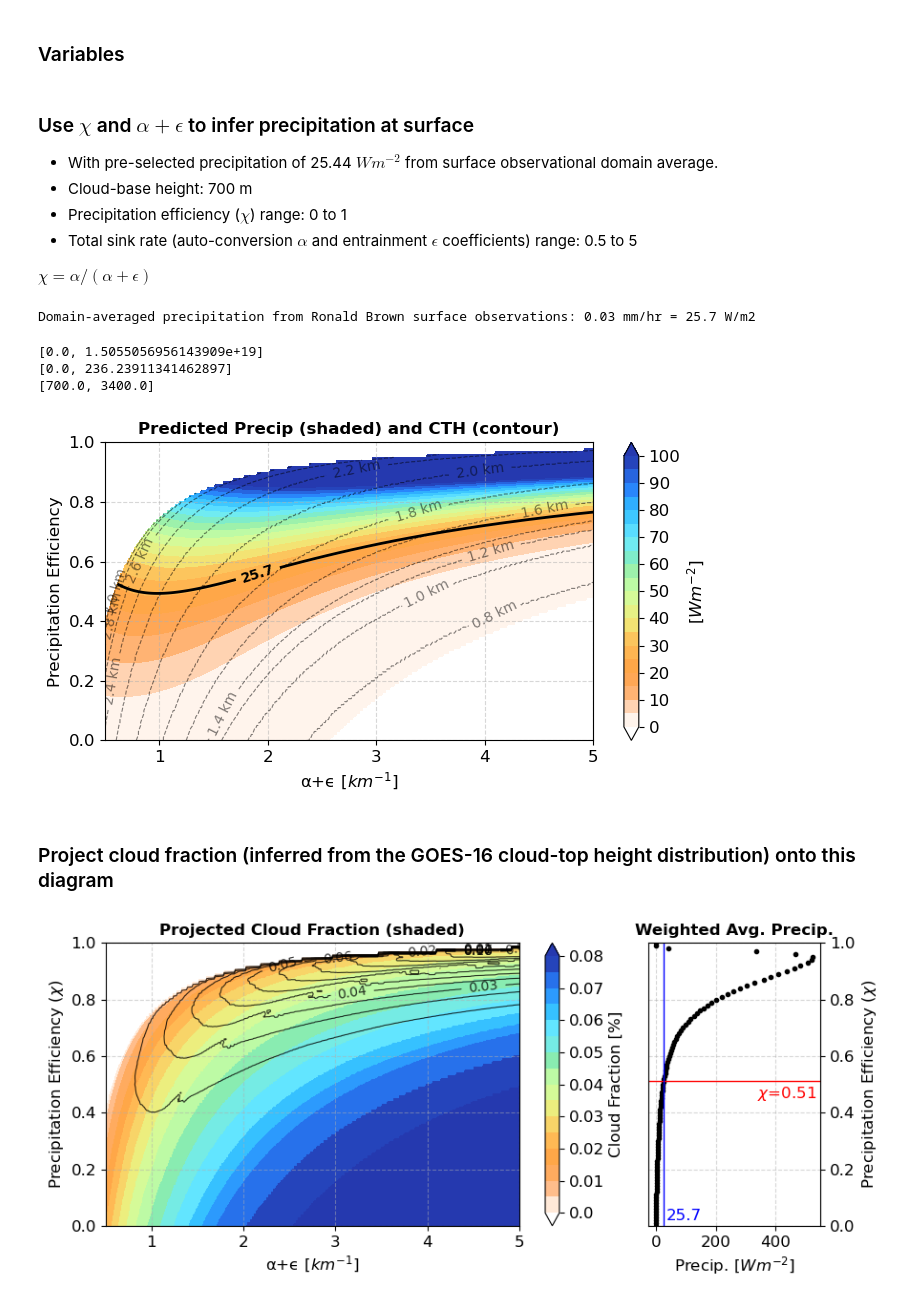
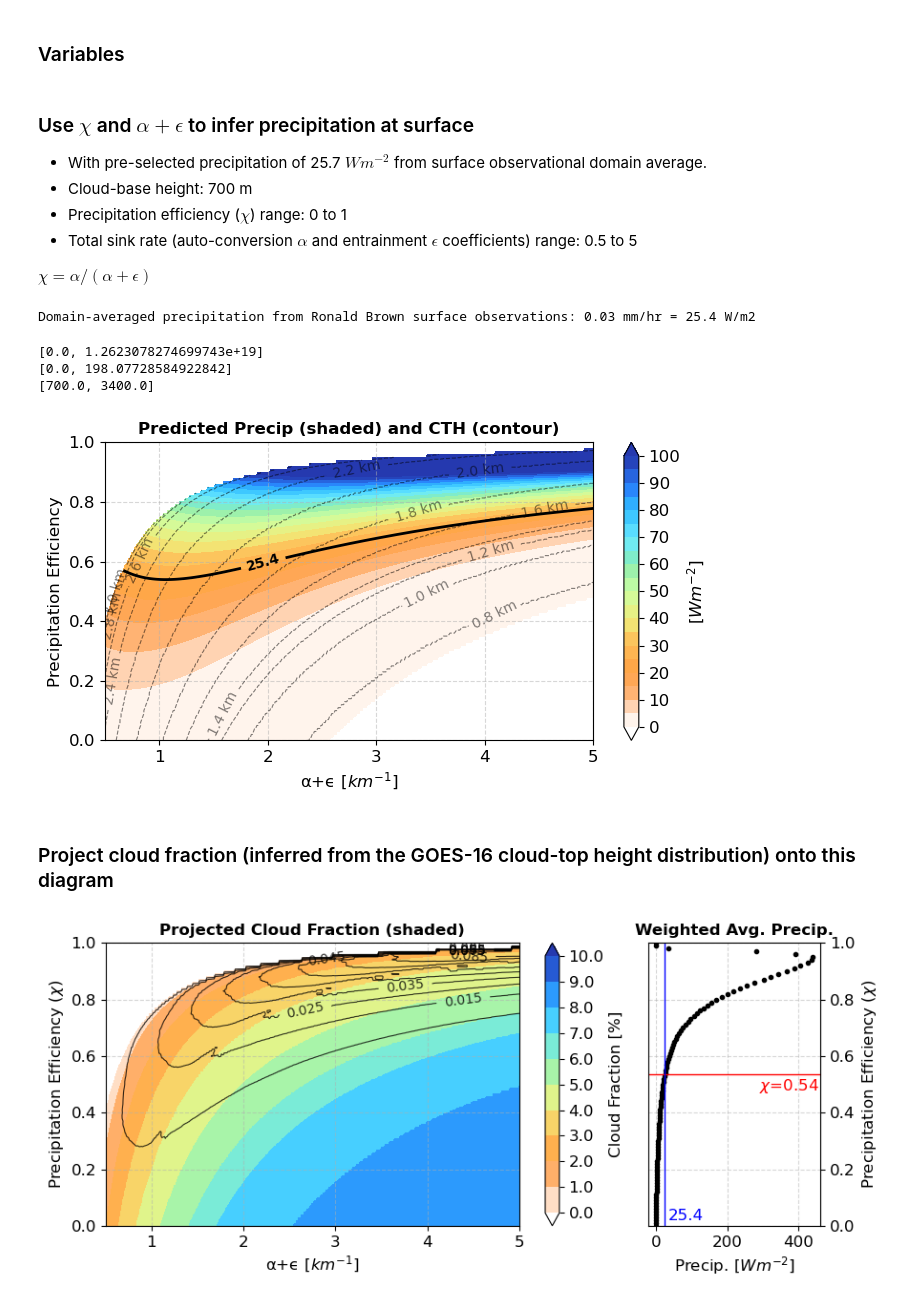
Before and after one commit to deszoeke/trade-cu-model, a Jupyter notebook: src/python/sensitivity_precip_cth.ipynb, the cells around one changed output. Saved outputs shown, nothing was run; the diff lists cells and outputs as text; code cells hidden in the pictures.

```diff
--- a/src/python/sensitivity_precip_cth.ipynb
+++ b/src/python/sensitivity_precip_cth.ipynb
@@ -112,10 +112,14 @@ dz   = (z[1] - z[0])        # vertical grid spacing in m
 dqdz = np.diff(qm) / dz     #                                        (forward difference)
 
 Lv_m = Lv(np.nanmean(tam[z <= ztop])) # latent heat of vaporization avg lower than ztop [2.47e+6 J/kg]
+Lvsfc_m = Lv(np.nanmean(tair) + T0)  # latent heat of vaporization at surface [2.44e+6 J/kg]
 
 rho_sfc = np.nanmean(rho)  # surface air density [kg/m^3]
-rho_L = np.nanmean(pm[z <= ztop]) / (Rd * np.nanmean(tam[z <= ztop])) * Lv_m # Density times Lv [kg/m^3 J/kg]
-rhosfc_L = rho_sfc * Lv_m
+
+# Latent heat of vaporization times density avg lower than ztop
+rho_L = np.nanmean(pm[z <= ztop]) / (Rd * np.nanmean(tam[z <= ztop])) * Lv_m # [kg/m^3 J/kg]
+# Latent heat of vaporization times surface density
+rhosfc_L = rho_sfc * Lvsfc_m # [kg/m^3 J/kg]
 # %%
 # Calculations: large-scale advections (prescribed, i.e., the A term)
 # Vertical velocity w(z) = -divg * z [m/s]
@@ -128,16 +132,17 @@ u_dqdx = -1.7e-8 * np.maximum(0, (ztop - z[:-1])/ztop)
 ls_adv = w_dqdz + u_dqdx
 # %% [markdown]
 ### Use $\chi$ and $\alpha+\epsilon$ to infer precipitation at surface
-- With pre-selected precipitation of 25.44 $Wm^{-2}$ from surface observational domain average.
+- With pre-selected precipitation of 25.7 $Wm^{-2}$ from surface observational domain average.
 - Cloud-base height: 700 m
 - Precipitation efficiency ($\chi$) range: 0 to 1
 - Total sink rate (auto-conversion $\alpha$ and entrainment $\epsilon$ coefficients) range: 0.5 to 5
 
 $\chi=\alpha/(\alpha+\epsilon)$
 # %%
-print('Domain-averaged precipitation from Ronald Brown surface observations:', np.round(np.nanmean(pr),2),
-        'mm/hr =', np.round(np.nanmean(pr)*rhosfc_L/3600,2), 'W/m2')
+# Since this preciptiation is observed at surface, we convert it to W/m2 using surface density (rhosfc_L)
+print('Domain-averaged precipitation from Ronald Brown surface observations:', np.round(np.nanmean(pr), 2),
+        'mm/hr =', np.round(np.nanmean(pr)*rhosfc_L/3600, 2), 'W/m2')
 # %% [output]
-Domain-averaged precipitation from Ronald Brown surface observations: 0.03 mm/hr = 25.7 W/m2
+Domain-averaged precipitation from Ronald Brown surface observations: 0.03 mm/hr = 25.4 W/m2
 # %%
 # Calculations
@@ -182,7 +187,7 @@ for ix in range(len(x_range)):
         ec[ix, iae] = (1 - x) * ae # entrainment coefficient
 # %%
 # Only keep cth_pred > 4000
-prwm2 = rhosfc_L * pr_pred
+prwm2 = rho_L * pr_pred # convert to W/m^2 (since this preciptation flux is at cloud-base, we use rho_L instead of rhosfc_L)
 print([np.nanmin(prwm2), np.nanmax(prwm2)])
 
 prwm2keep = np.where((cth_pred <= 4000), prwm2, np.nan)
@@ -196,8 +201,8 @@ cthkeep = np.where((cth_pred <= 4000), cth_pred, np.nan)
 print([np.nanmin(cthkeep), np.nanmax(cthkeep)])
 cth_levels = np.arange(800, 4000+100, 200)/1000 # for contour levels
 # %% [output]
-[0.0, 1.5055056956143909e+19]
-[0.0, 236.23911341462897]
+[0.0, 1.2623078274699743e+19]
+[0.0, 198.07728584922842]
 [700.0, 3400.0]
 # %%
 # Plot predicted precipitation and cloud-top height
@@ -211,7 +216,7 @@ cb.set_ticks(np.arange(0, 105, 10))
 cb.set_ticklabels(np.arange(0, 105, 10), fontsize=12)
 
 cs_pr = plt.contour(ae_range * 1e+3, x_range, prwm2keep,
-            levels=[rho_sfc*Lv_m*np.nanmean(pr)/3600], colors='k',
+            levels=[rhosfc_L*np.nanmean(pr)/3600], colors='k',
             linestyles='-', linewidths=2)
 lb = plt.clabel(cs_pr, fmt=lambda v: f"{v:.1f}", colors='k', fontsize=10)
 for ilb in lb:
@@ -230,7 +235,7 @@ plt.grid(linestyle='--', alpha=0.5)
 
 plt.tight_layout()
 # %% [output]
-[figure, old version]
+[figure, new version]
 # %% [markdown]
 ### Project cloud fraction (inferred from the GOES-16 cloud-top height distribution) onto this diagram
 # %%
@@ -252,11 +257,11 @@ for ix in range(len(x_range)):
         idtop[ix] = idtop0[0]
         matched_nrm[ix, int(idtop[ix]):] = np.interp(cth_pred[ix, int(idtop[ix]):], cth_bin*1000, rfv_nrm_avg)
         matched_acc[ix, int(idtop[ix]):] = np.interp(cth_pred[ix, int(idtop[ix]):], cth_bin*1000, rfv_acc_avg)
-        pr_weighted[ix, int(idtop[ix]):] = (rhosfc_L * pr_pred[ix, int(idtop[ix]):] * matched_nrm[ix, int(idtop[ix]):])
+        pr_weighted[ix, int(idtop[ix]):] = (rho_L * pr_pred[ix, int(idtop[ix]):] * matched_nrm[ix, int(idtop[ix]):])
         pr_weighted_sum[ix] = pr_weighted[ix, int(idtop[ix]):].sum()/matched_acc[ix, -1]
         # print('X = ', x_range[ix], '; Precip = ', np.round(pr_weighted_avg[ix],2), 'Wm^-2')
 
-acc_levels = np.arange(0, 0.085, 0.005)
+acc_levels = np.arange(0, 10.1, 1)
 
 # Find the precipitation efficiency
 pr_avg = np.nanmean(pr) * rhosfc_L / 3600 # Wm^-2
@@ -266,49 +271,49 @@ x_final = np.interp(pr_avg, pr_weighted_sum[:imax+1], x_range[:imax+1])
 fig, (ax1, ax2) = plt.subplots(1, 2, figsize=(9, 4), gridspec_kw={'width_ratios': [3, 1]})
 
 # Cloud fraction
-cs = ax1.contourf(ae_range * 1e+3, x_range, matched_acc, levels=acc_levels,
+cs = ax1.contourf(ae_range * 1e+3, x_range, matched_acc*100, levels=acc_levels,
             cmap=cmaps.cmp_haxby_r, extend='both')
 
 cb = fig.colorbar(cs, ax=ax1)
 cb.set_label(r'Cloud Fraction [%]', fontsize=12)
-cb.set_ticks(np.arange(0, 0.085, 0.01))
-cb.set_ticklabels(np.arange(0, 0.085, 0.01), fontsize=12)
+cb.set_ticks(np.arange(0, 10.1, 1))
+cb.set_ticklabels(np.arange(0, 10.1, 1), fontsize=12)
 
-cs_pr = ax1.contour(ae_range * 1e+3, x_range, pr_weighted, levels=np.arange(0.01, 0.11, 0.01), colors='k',
+cs_pr = ax1.contour(ae_range * 1e+3, x_range, pr_weighted, levels=np.arange(0.005, 0.105, 0.01), colors='k',
             linestyles='-', linewidths=0.8, alpha=0.8)
-ax1.clabel(cs_pr, fmt=lambda v: f"{v:.2f}", colors='k', fontsize=10)
+ax1.clabel(cs_pr, fmt=lambda v: f"{v:.3f}", colors='k', fontsize=10)
 
 # cs_cth = ax1.contour(ae_range * 1e+3, x_range, cthkeep/1000, levels=cth_levels, colors='k',
 #             linestyles='--', linewidths=0.8, alpha=0.5)
 # ax1.clabel(cs_cth, fmt=lambda v: f"{v:.1f} km", colors='k', fontsize=10)
 
 ax1.set_xlabel(r'α+ϵ [$km^{-1}$]', fontsize=12)
 ax1.set_ylabel(f'Precipitation Efficiency ($\chi$)', fontsize=12)
 ax1.set_title(rf'Projected Cloud Fraction (shaded)', fontsize=12, fontweight='bold')
 
 ax1.tick_params(axis='x', labelsize=12)
 ax1.tick_params(axis='y', labelsize=12)
 ax1.grid(linestyle='--', alpha=0.5)
 
 # Weighted precipitation
 ax2.plot(pr_weighted_sum, x_range, '.', color='k')
 ax2.axhline(x_final, color='r', linewidth=1)
 ax2.axvline(pr_avg, color='b', linewidth=1)
 
 ax2.set_ylim(0, 1)
 
 ax2.set_xlabel(r'Precip. [$Wm^{-2}$]', fontsize=12)
 ax2.set_ylabel(f'Precipitation Efficiency ($\chi$)', fontsize=12)
 ax2.set_title(rf'Weighted Avg. Precip.', fontsize=12, fontweight='bold')
-ax2.text(340, 0.45, f'$\chi$={np.round(x_final, 2)}', fontsize=12, color='r')
+ax2.text(290, 0.48, f'$\chi$={np.round(x_final, 2)}', fontsize=12, color='r')
 ax2.text(35, 0.02, f'{np.round(pr_avg, 2)}', fontsize=12, color='b')
 
 ax2.yaxis.tick_right()
 ax2.yaxis.set_label_position('right')
 ax2.tick_params(axis='x', labelsize=12)
 ax2.tick_params(axis='y', labelsize=12)
 ax2.grid(linestyle='--', alpha=0.5)
 
 plt.tight_layout()
 # %% [output]
-[figure, old version]
+[figure, new version]
```
Also changed, not shown: parts of 2 cells of this notebook.
